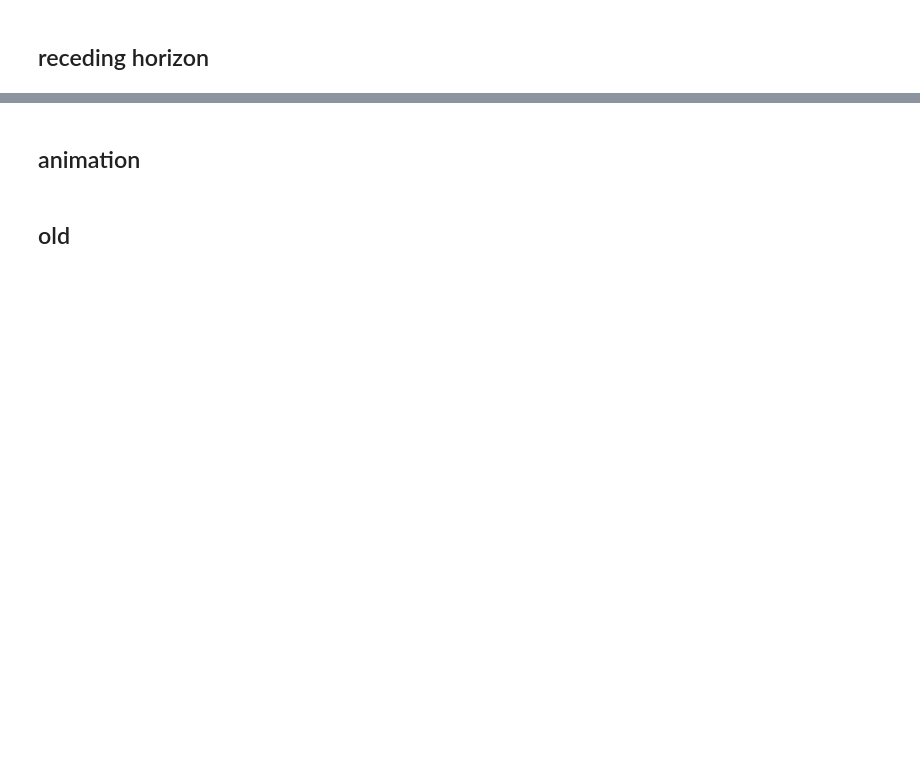
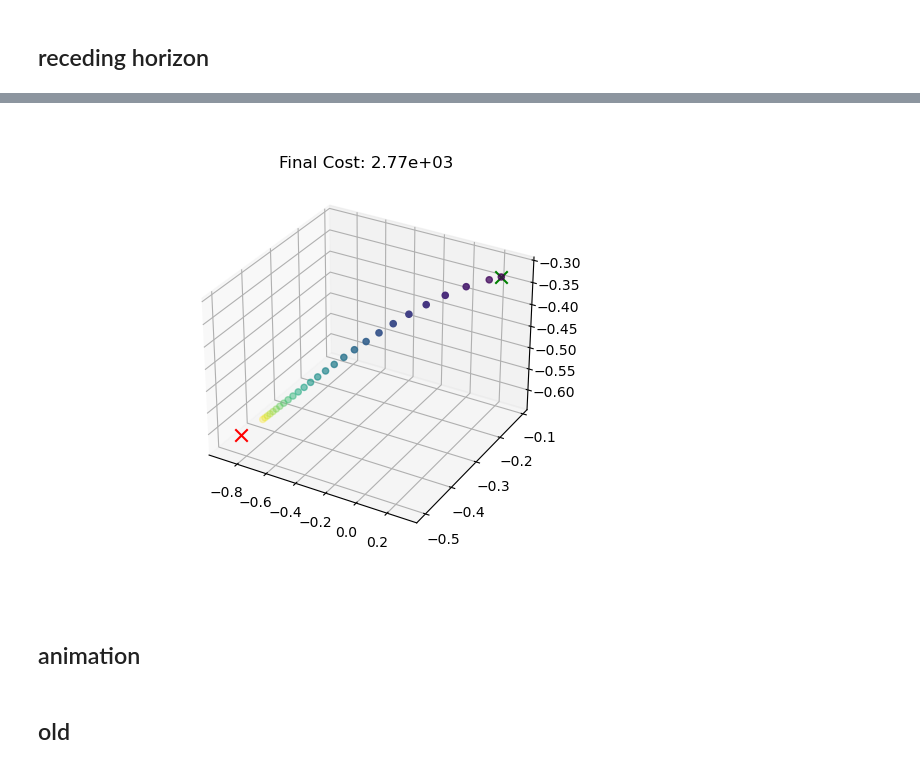
Before and after one commit to labicon/dp-ilqr, a Jupyter notebook: run/main.ipynb, the cells around one changed output, grey strips where cells are left out. Saved outputs shown, nothing was run; the diff lists cells and outputs as text; code cells hidden in the pictures; blank space fills up the shorter version.

```diff
--- a/run/main.ipynb
+++ b/run/main.ipynb
@@ -256,9 +412,10 @@ plt.draw()
 %%time
 step_size = 1
 U0 = np.zeros((N, dynamics.n_u))
+N = 50
 X, U, J = dec.solve_rhc(
     prob, x0, N, radius,
-    centralized=False,
+    centralized=True,
     n_d=n_d,
     step_size=step_size,
     dist_converge=0.1,
@@ -269,6 +444,9 @@ X, U, J = dec.solve_rhc(
 # %%
 plt.clf()
-plot_solve(X, J, x_goal, x_dims, n_d)
+plt.figure()
+plot_solve(X, J, x_goal, x_dims, n_d=3)
+# %% [output]
+[figure, added]
 # %% [markdown]
 ## animation
 # %%
```
Also changed, not shown: parts of 20 cells of this notebook, 3 other files.
